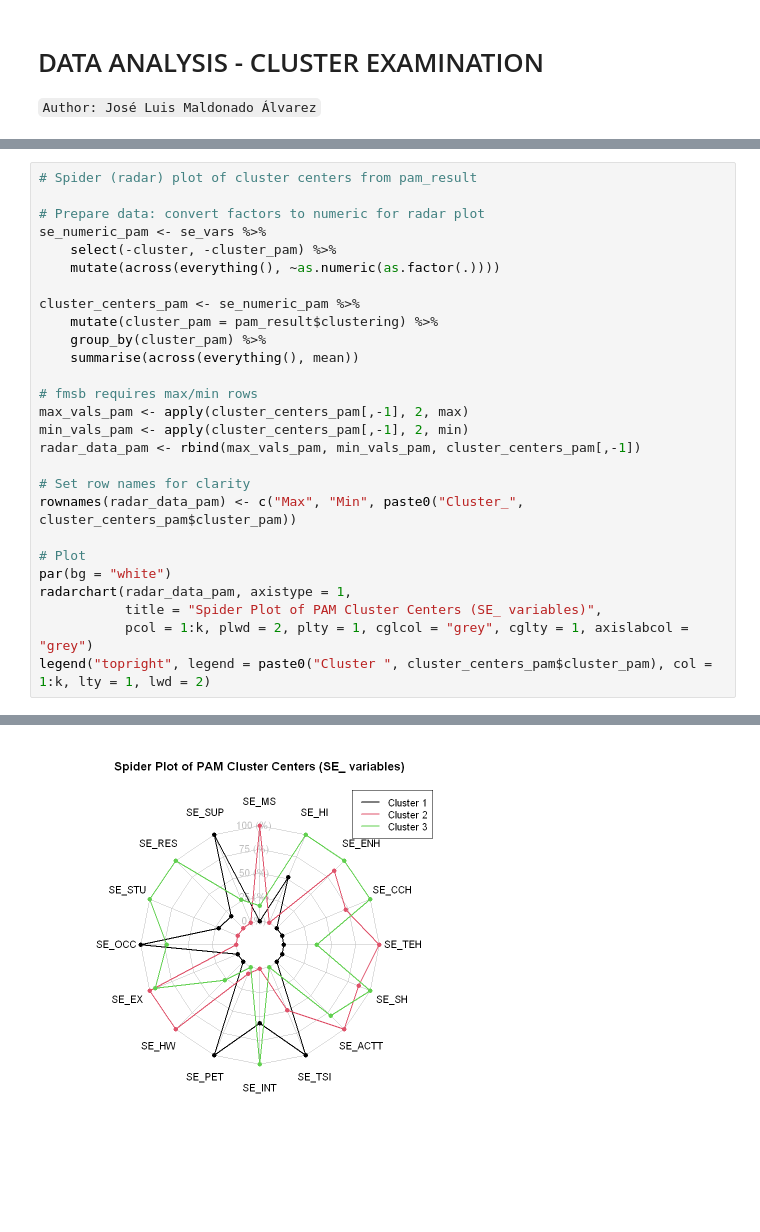
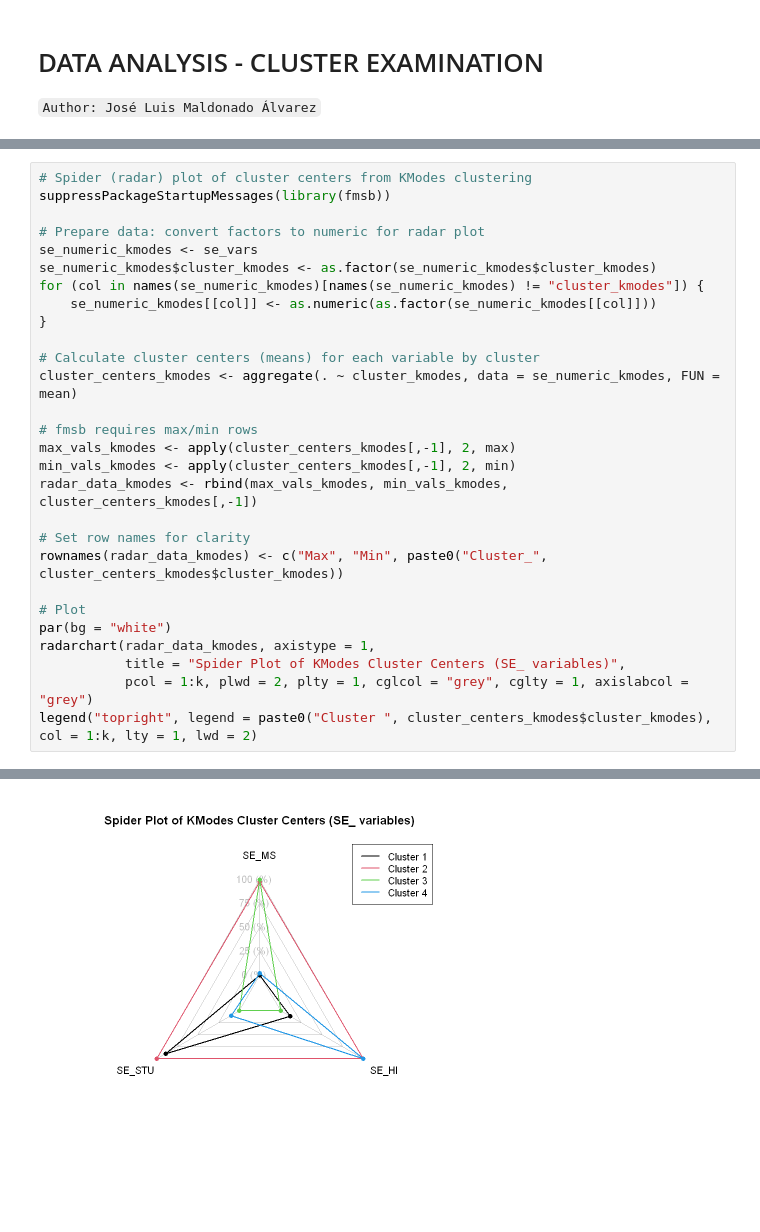
Before and after one commit to JoseLuisMaldonadoA/TFM, a Jupyter notebook: Notebooks/ClusterAnalysis.ipynb, the cells around one changed output, grey strips where cells are left out. Saved outputs shown, nothing was run; the diff lists cells and outputs as text; blank space fills up the shorter version.

Commit message:
Notebook Update
Big changes: reduction of variables for clustering and only two methods

```diff
--- a/Notebooks/ClusterAnalysis.ipynb
+++ b/Notebooks/ClusterAnalysis.ipynb
@@ -200,28 +228,29 @@ Variable: SE_SUP
 # %%
-# Spider (radar) plot of cluster centers from pam_result
+# Spider (radar) plot of cluster centers from KModes clustering
+suppressPackageStartupMessages(library(fmsb))
 
 # Prepare data: convert factors to numeric for radar plot
-se_numeric_pam <- se_vars %>%
-    select(-cluster, -cluster_pam) %>%
-    mutate(across(everything(), ~as.numeric(as.factor(.))))
+se_numeric_kmodes <- se_vars
+se_numeric_kmodes$cluster_kmodes <- as.factor(se_numeric_kmodes$cluster_kmodes)
+for (col in names(se_numeric_kmodes)[names(se_numeric_kmodes) != "cluster_kmodes"]) {
+    se_numeric_kmodes[[col]] <- as.numeric(as.factor(se_numeric_kmodes[[col]]))
+}
 
-cluster_centers_pam <- se_numeric_pam %>%
-    mutate(cluster_pam = pam_result$clustering) %>%
-    group_by(cluster_pam) %>%
-    summarise(across(everything(), mean))
+# Calculate cluster centers (means) for each variable by cluster
+cluster_centers_kmodes <- aggregate(. ~ cluster_kmodes, data = se_numeric_kmodes, FUN = mean)
 
 # fmsb requires max/min rows
-max_vals_pam <- apply(cluster_centers_pam[,-1], 2, max)
-min_vals_pam <- apply(cluster_centers_pam[,-1], 2, min)
-radar_data_pam <- rbind(max_vals_pam, min_vals_pam, cluster_centers_pam[,-1])
+max_vals_kmodes <- apply(cluster_centers_kmodes[,-1], 2, max)
+min_vals_kmodes <- apply(cluster_centers_kmodes[,-1], 2, min)
+radar_data_kmodes <- rbind(max_vals_kmodes, min_vals_kmodes, cluster_centers_kmodes[,-1])
 
 # Set row names for clarity
-rownames(radar_data_pam) <- c("Max", "Min", paste0("Cluster_", cluster_centers_pam$cluster_pam))
+rownames(radar_data_kmodes) <- c("Max", "Min", paste0("Cluster_", cluster_centers_kmodes$cluster_kmodes))
 
 # Plot
 par(bg = "white")
-radarchart(radar_data_pam, axistype = 1,
-           title = "Spider Plot of PAM Cluster Centers (SE_ variables)",
+radarchart(radar_data_kmodes, axistype = 1,
+           title = "Spider Plot of KModes Cluster Centers (SE_ variables)",
            pcol = 1:k, plwd = 2, plty = 1, cglcol = "grey", cglty = 1, axislabcol = "grey")
-legend("topright", legend = paste0("Cluster ", cluster_centers_pam$cluster_pam), col = 1:k, lty = 1, lwd = 2)
+legend("topright", legend = paste0("Cluster ", cluster_centers_kmodes$cluster_kmodes), col = 1:k, lty = 1, lwd = 2)
 # %% [output]
@@ -230 +257 @@ Warning message:
-[figure, old version]
+[figure, new version]
```
Also changed, not shown: parts of 24 cells of this notebook.
